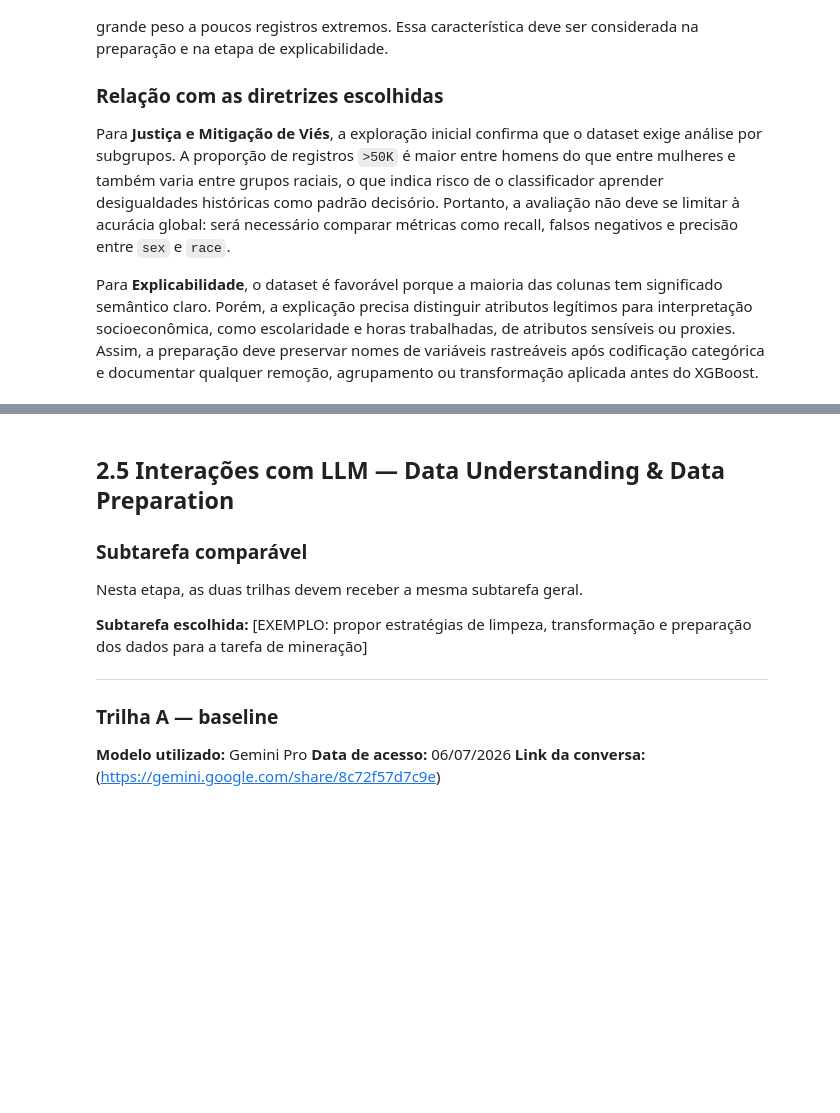
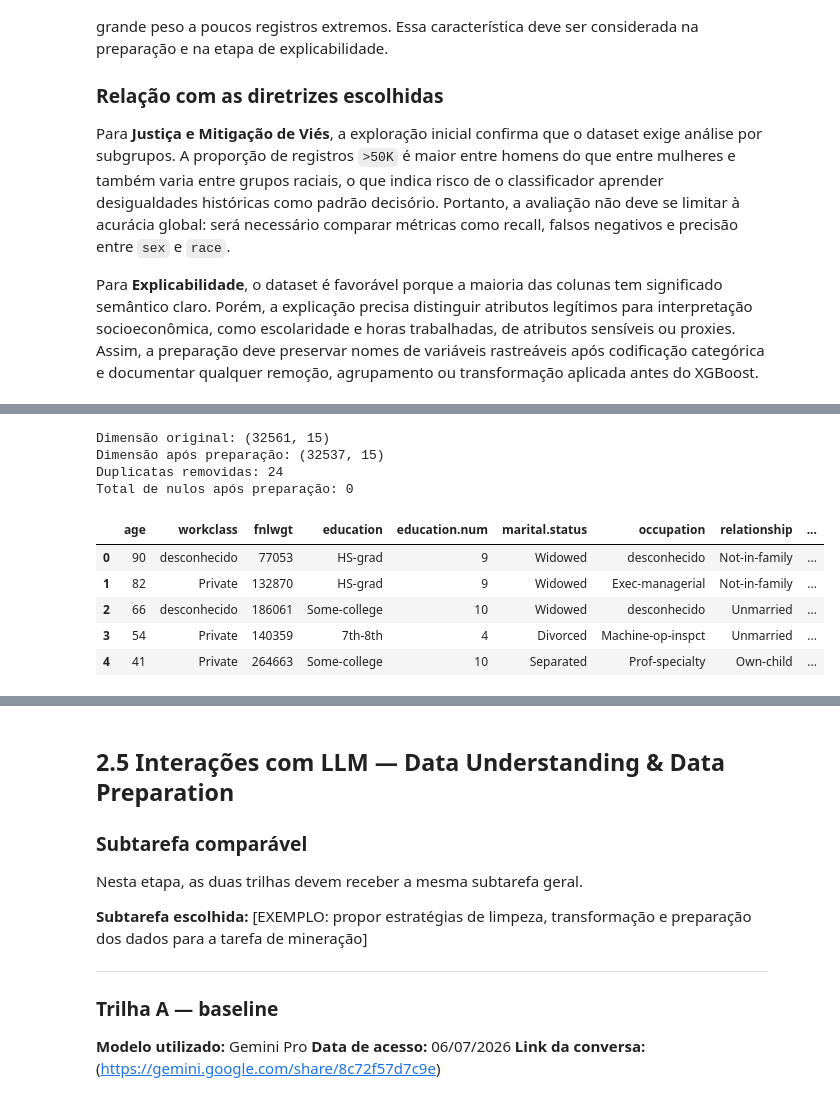
Before and after one commit to Doctor-Math/TPs-Mineracao-de-Dados, a Jupyter notebook: notebooks/tp3/TP3_Fase2_Grupo6.ipynb, the cells around one changed output, grey strips where cells are left out. Drawn from its saved outputs; the diff is of its cells as text; code cells hidden in the pictures; blank space fills up the shorter version.

```diff
--- a/notebooks/tp3/TP3_Fase2_Grupo6.ipynb
+++ b/notebooks/tp3/TP3_Fase2_Grupo6.ipynb
@@ -587,44 +697,43 @@ Exemplo:
 # %%
-# Exemplo de preparação dos dados
-# Esta célula é propositalmente genérica.
-# O grupo deve adaptar de acordo com o dataset e a tarefa.
-
-def preparar_dados_basico(
-    df: pd.DataFrame,
-    colunas_remover=None,
-    imputar_numericas=True,
-    imputar_categoricas=True
-) -> pd.DataFrame:
+# Preparação dos dados adaptada ao Adult Census Income.
+def preparar_dados_adult(df: pd.DataFrame) -> pd.DataFrame:
     df_prep = df.copy()
 
-    # 1. Remover duplicatas exatas
+    # 1. Remover duplicatas exatas.
     df_prep = df_prep.drop_duplicates()
 
-    # 2. Remover colunas explicitamente marcadas como irrelevantes ou identificadoras
-    if colunas_remover is None:
-        colunas_remover = [
-            # "[INSERIR_COLUNA_IDENTIFICADORA]",
-            # "[INSERIR_COLUNA_IRRELEVANTE]",
-        ]
+    # 2. Padronizar strings para reduzir diferenças artificiais de espaçamento.
+    for col in df_prep.select_dtypes(include=["object", "category"]).columns:
+        df_prep[col] = df_prep[col].astype("object").where(df_prep[col].isna(), df_prep[col].astype(str).str.strip())
 
-    colunas_existentes = [col for col in colunas_remover if col in df_prep.columns]
-    df_prep = df_prep.drop(columns=colunas_existentes)
+    # 3. Imputar ausentes categóricos com categoria explícita.
+    for col in df_prep.select_dtypes(include=["object", "category"]).columns:
+        df_prep[col] = df_prep[col].fillna("desconhecido")
 
-    # 3. Exemplo de tratamento simples de nulos
-    # Atenção: imputação deve ser justificada no texto.
-    if imputar_numericas:
-        for col in df_prep.select_dtypes(include=np.number).columns:
-            df_prep[col] = df_prep[col].fillna(df_prep[col].median())
-
-    if imputar_categoricas:
-        for col in df_prep.select_dtypes(include=["object", "category"]).columns:
-            df_prep[col] = df_prep[col].fillna("desconhecido")
+    # 4. Imputar numéricos por mediana, se algum nulo numérico aparecer.
+    for col in df_prep.select_dtypes(include=np.number).columns:
+        df_prep[col] = df_prep[col].fillna(df_prep[col].median())
 
     return df_prep
 
-# Exemplo de uso:
-# df_prep = preparar_dados_basico(df, colunas_remover=["id"])
-# display(df_prep.head())
+df_prep = preparar_dados_adult(df)
+
+print("Dimensão original:", df.shape)
+print("Dimensão após preparação:", df_prep.shape)
+print("Duplicatas removidas:", df.shape[0] - df_prep.shape[0])
+print("Total de nulos após preparação:", int(df_prep.isna().sum().sum()))
+display(df_prep.head())
+# %% [output]
+Dimensão original: (32561, 15)
+Dimensão após preparação: (32537, 15)
+Duplicatas removidas: 24
+Total de nulos após preparação: 0
+|  | age | workclass | fnlwgt | education | education.num | marital.status | occupation | relationship | ... |
+| 0 | 90 | desconhecido | 77053 | HS-grad | 9 | Widowed | desconhecido | Not-in-family | ... |
+| 1 | 82 | Private | 132870 | HS-grad | 9 | Widowed | Exec-managerial | Not-in-family | ... |
+| 2 | 66 | desconhecido | 186061 | Some-college | 10 | Widowed | desconhecido | Unmarried | ... |
+| 3 | 54 | Private | 140359 | 7th-8th | 4 | Divorced | Machine-op-inspct | Unmarried | ... |
+| 4 | 41 | Private | 264663 | Some-college | 10 | Separated | Prof-specialty | Own-child | ... |
 # %% [markdown]
 ## 2.4 Justificativa da preparação dos dados
 
```
Also changed, not shown: parts of 10 cells of this notebook.
